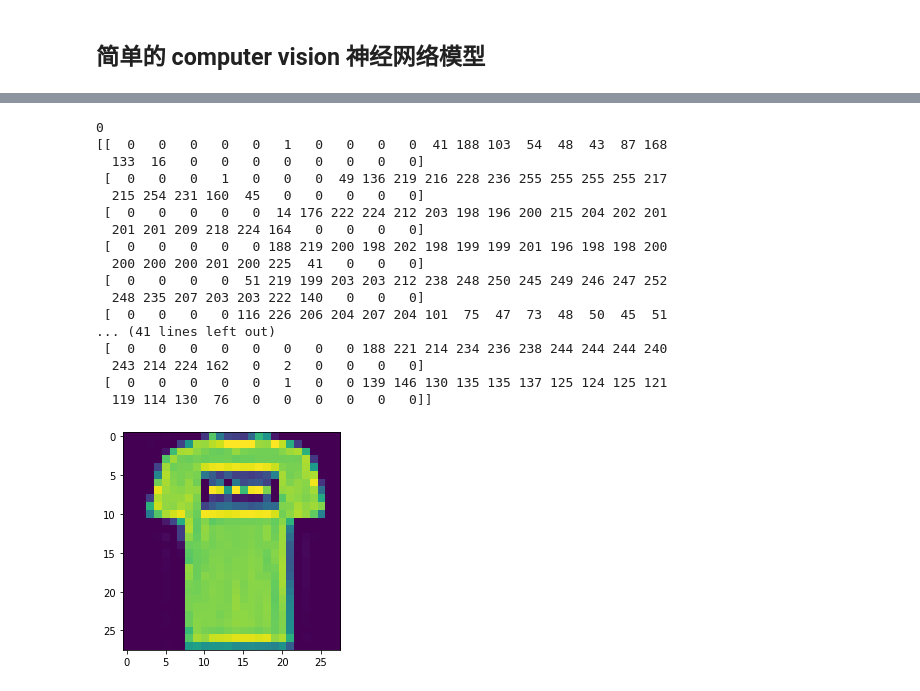
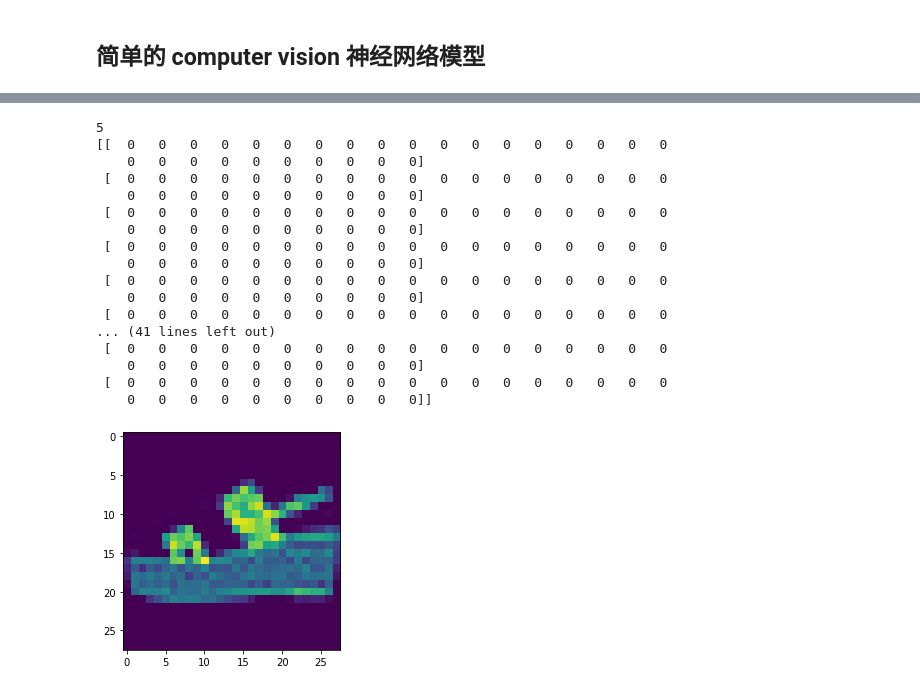
Before and after one commit to qingxuantang/data_science_study, a Jupyter notebook: TensorFlow_Developer_Certificate.ipynb, the cells around one changed output, grey strips where cells are left out. Saved outputs shown, nothing was run; the diff lists cells and outputs as text; code cells hidden in the pictures.

```diff
--- a/TensorFlow_Developer_Certificate.ipynb
+++ b/TensorFlow_Developer_Certificate.ipynb
@@ -60,0 +52,25 @@ Downloading data from https://storage.googleapis.com/tensorflow/tf-keras-dataset
+# %%
+import matplotlib.pyplot as plt
+plt.imshow(train_images[12])
+# image的pixel数值范围是 0，255
+print(train_labels[12])
+print(train_images[12])
+# %% [output]
+5
+[[  0   0   0   0   0   0   0   0   0   0   0   0   0   0   0   0   0   0
+    0   0   0   0   0   0   0   0   0   0]
+ [  0   0   0   0   0   0   0   0   0   0   0   0   0   0   0   0   0   0
+    0   0   0   0   0   0   0   0   0   0]
+ [  0   0   0   0   0   0   0   0   0   0   0   0   0   0   0   0   0   0
+    0   0   0   0   0   0   0   0   0   0]
+ [  0   0   0   0   0   0   0   0   0   0   0   0   0   0   0   0   0   0
+    0   0   0   0   0   0   0   0   0   0]
+ [  0   0   0   0   0   0   0   0   0   0   0   0   0   0   0   0   0   0
+    0   0   0   0   0   0   0   0   0   0]
+ [  0   0   0   0   0   0   0   0   0   0   0   0   0   0   0   0   0   0
+... (41 lines left out)
+ [  0   0   0   0   0   0   0   0   0   0   0   0   0   0   0   0   0   0
+    0   0   0   0   0   0   0   0   0   0]
+ [  0   0   0   0   0   0   0   0   0   0   0   0   0   0   0   0   0   0
+    0   0   0   0   0   0   0   0   0   0]]
+[figure, added]
@@ -68,31 +88,3 @@ model = keras.Sequential(
     keras.layers.Dense(10,activation=tf.nn.softmax)
 ]
 )
-# %%
-import matplotlib.pyplot as plt
-plt.imshow(train_images[1])
-# image的pixel数值范围是 0，255
-print(train_labels[1])
-print(train_images[1])
-
-
-'''Walk through a Notebook for computer vision 看到 0:47'''
-# %% [output]
-0
-[[  0   0   0   0   0   1   0   0   0   0  41 188 103  54  48  43  87 168
-  133  16   0   0   0   0   0   0   0   0]
- [  0   0   0   1   0   0   0  49 136 219 216 228 236 255 255 255 255 217
-  215 254 231 160  45   0   0   0   0   0]
- [  0   0   0   0   0  14 176 222 224 212 203 198 196 200 215 204 202 201
-  201 201 209 218 224 164   0   0   0   0]
- [  0   0   0   0   0 188 219 200 198 202 198 199 199 201 196 198 198 200
-  200 200 200 201 200 225  41   0   0   0]
- [  0   0   0   0  51 219 199 203 203 212 238 248 250 245 249 246 247 252
-  248 235 207 203 203 222 140   0   0   0]
- [  0   0   0   0 116 226 206 204 207 204 101  75  47  73  48  50  45  51
-... (41 lines left out)
- [  0   0   0   0   0   0   0   0 188 221 214 234 236 238 244 244 244 240
-  243 214 224 162   0   2   0   0   0   0]
- [  0   0   0   0   0   1   0   0 139 146 130 135 135 137 125 124 125 121
-  119 114 130  76   0   0   0   0   0   0]]
-[figure, removed]
```
Also changed, not shown: parts of 9 cells of this notebook, 1 other file.
